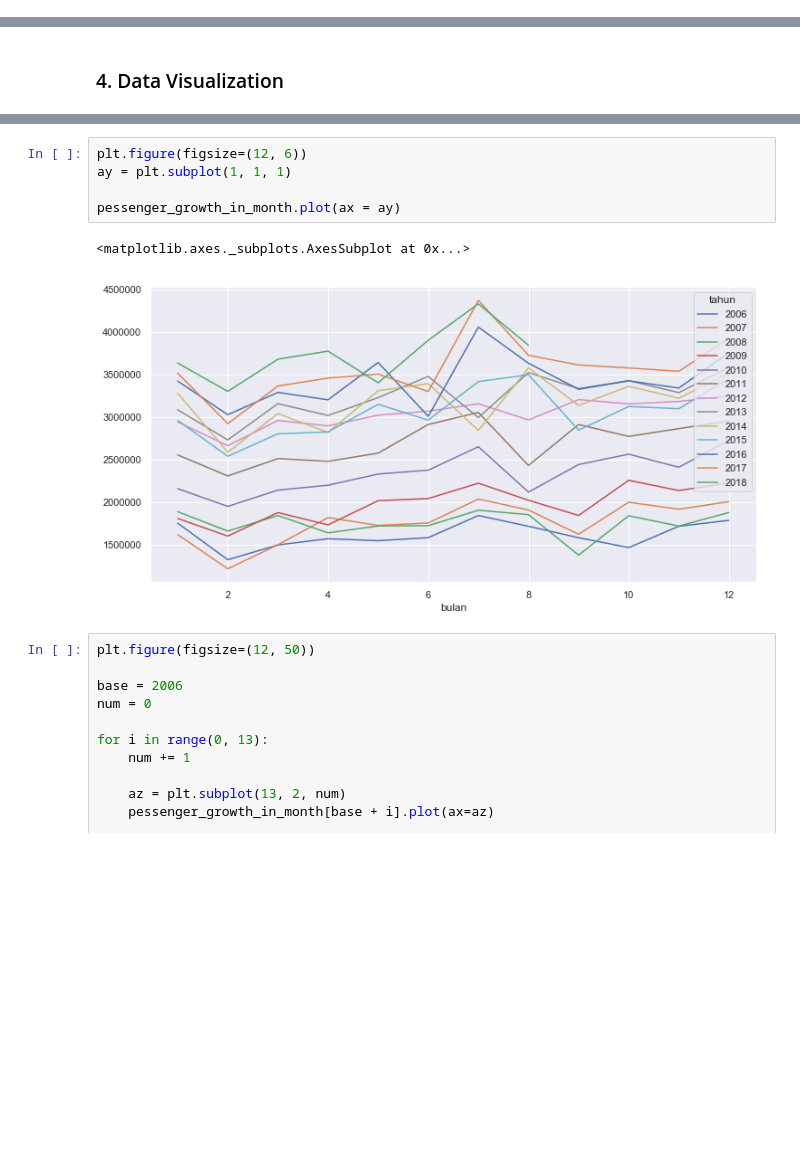
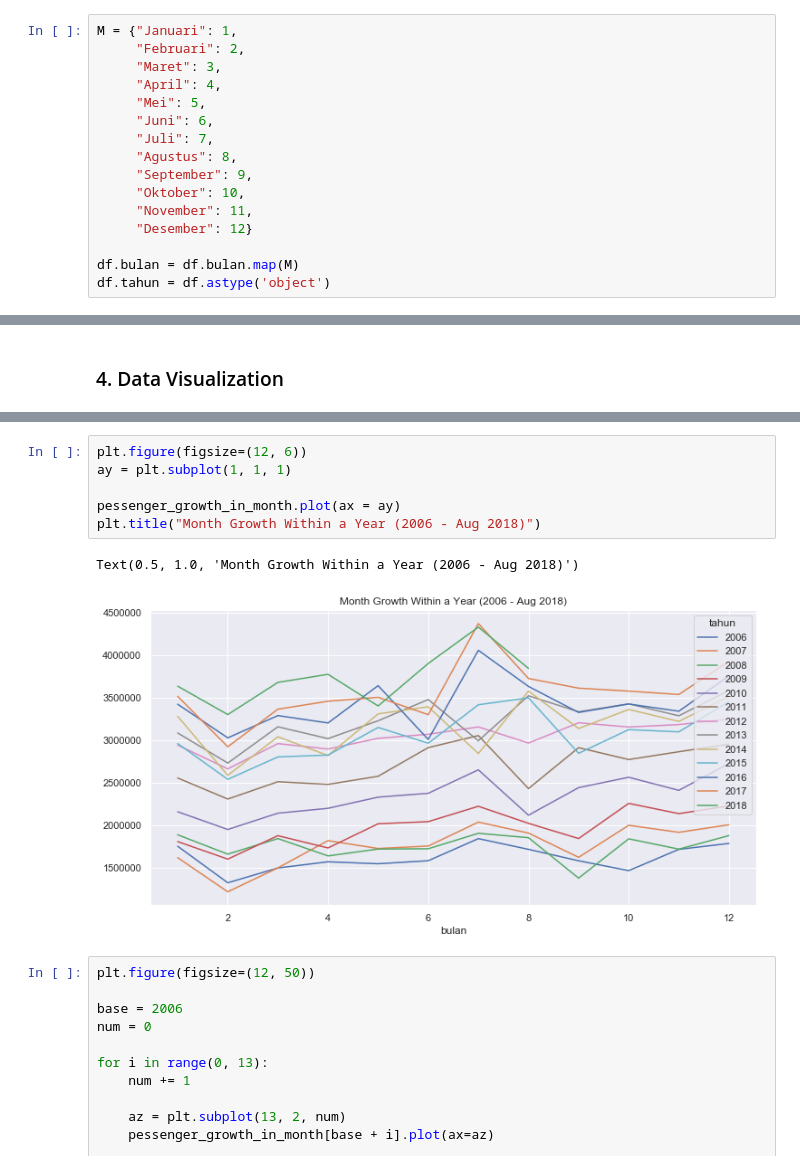
Before and after one commit to IrfanIndriyan/Digital-Talent-2, a Jupyter notebook: Python/Tugas 4 Descriptive Analysis/Analisa Data Penumpang Penerbangan.ipynb, the cells around one changed output, grey strips where cells are left out. Saved outputs shown, nothing was run; the diff lists cells and outputs as text; blank space fills up the shorter version.

```diff
--- a/Python/Tugas 4 Descriptive Analysis/Analisa Data Penumpang Penerbangan.ipynb
+++ b/Python/Tugas 4 Descriptive Analysis/Analisa Data Penumpang Penerbangan.ipynb
@@ -129,0 +152,16 @@ print (df.sample(5))
+# %%
+M = {"Januari": 1,
+     "Februari": 2,
+     "Maret": 3,
+     "April": 4,
+     "Mei": 5,
+     "Juni": 6,
+     "Juli": 7,
+     "Agustus": 8,
+     "September": 9,
+     "Oktober": 10,
+     "November": 11,
+     "Desember": 12}
+
+df.bulan = df.bulan.map(M)
+df.tahun = df.astype('object')
@@ -286,11 +333,12 @@ Text(0.5, 1.0, 'Total Pessenger in Airport')
 # %%
 plt.figure(figsize=(12, 6))
 ay = plt.subplot(1, 1, 1)
 
 pessenger_growth_in_month.plot(ax = ay)
+plt.title("Month Growth Within a Year (2006 - Aug 2018)")
 # %% [output]
-<matplotlib.axes._subplots.AxesSubplot at 0x...>
+Text(0.5, 1.0, 'Month Growth Within a Year (2006 - Aug 2018)')
-[figure, old version]
+[figure, new version]
 # %%
 plt.figure(figsize=(12, 50))
 
```
Also changed, not shown: parts of 35 cells of this notebook, 2 other files.
